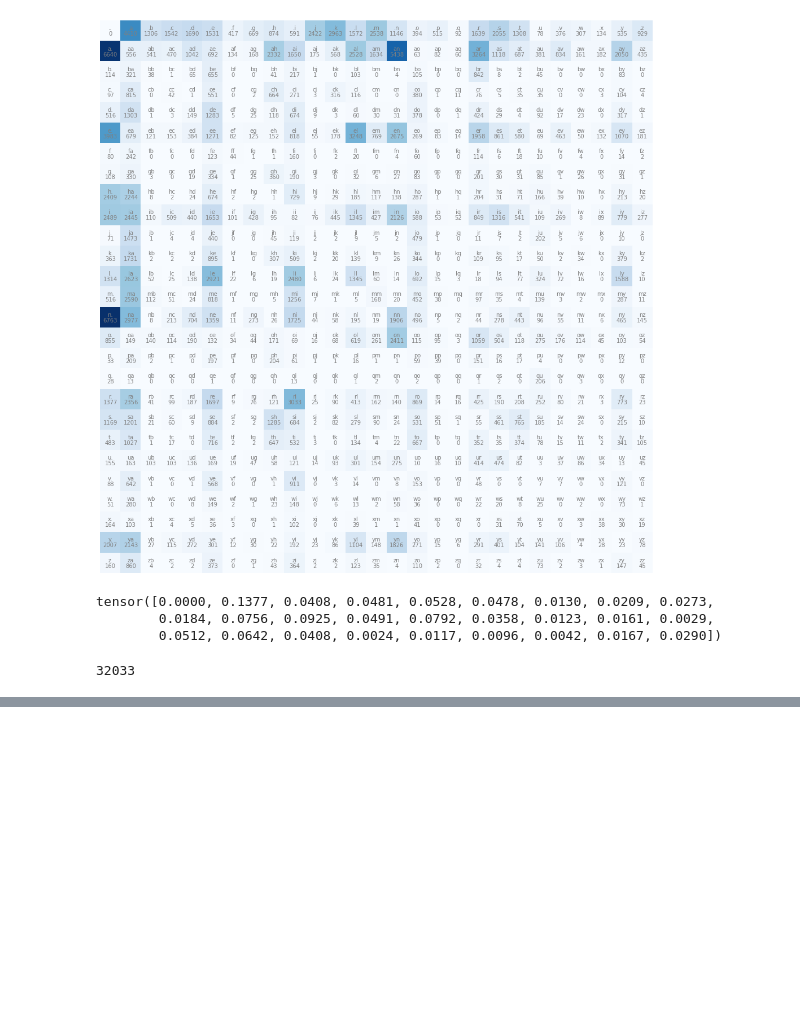
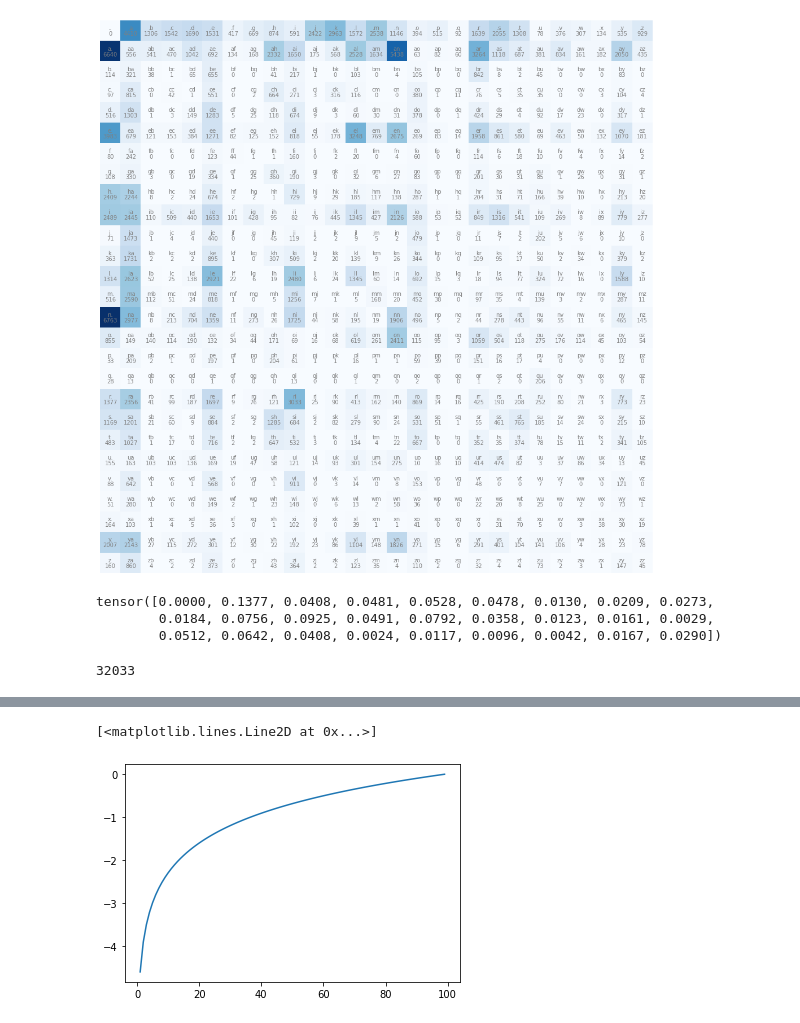
Before and after one commit to shauray8/ai-notebooks, a Jupyter notebook: basic_stuff/lang_model/Untitled.ipynb, the cells around one changed output, grey strips where cells are left out. Cells and saved outputs as stored; diff of their text form; code cells hidden in the pictures; blank space fills up the shorter version.

```diff
--- a/basic_stuff/lang_model/Untitled.ipynb
+++ b/basic_stuff/lang_model/Untitled.ipynb
@@ -174,0 +198,5 @@ wetfuosttbuzkaszabum
+# %%
+plt.plot(torch.log(torch.linspace(0,1,100)))
+# %% [output]
+[<matplotlib.lines.Line2D at 0x...>]
+[figure, added]
```
Also changed, not shown: parts of 8 cells of this notebook, 6 other files.
